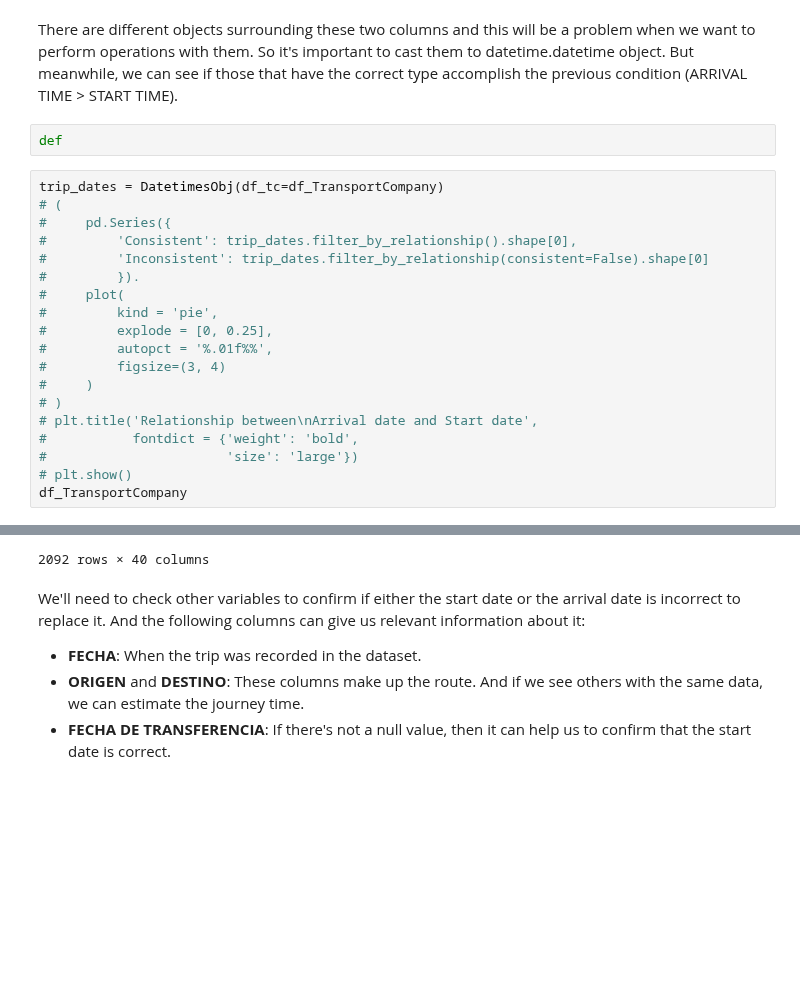
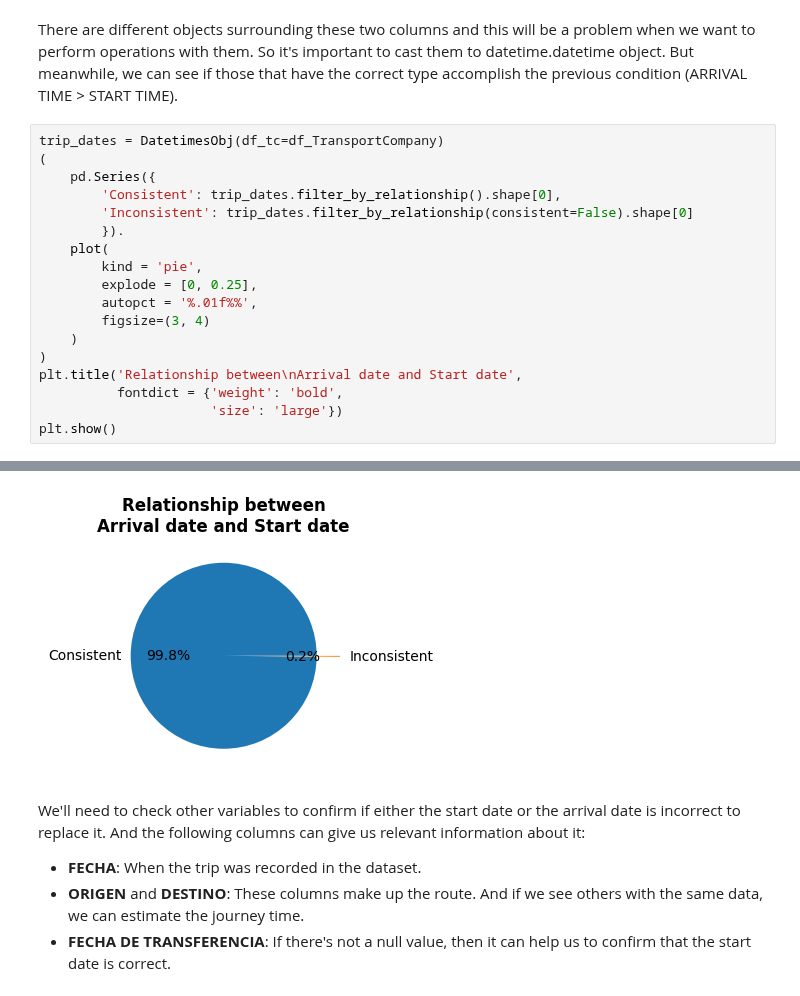
Before and after one commit to CarlosFOL/Transport_Company_Analysis, a Jupyter notebook: notebooks/data_cleaning.ipynb, the cells around one changed output, grey strips where cells are left out. Saved outputs shown, nothing was run; the diff lists cells and outputs as text; blank space fills up the shorter version.

```diff
--- a/notebooks/data_cleaning.ipynb
+++ b/notebooks/data_cleaning.ipynb
@@ -550,24 +549,21 @@ plt.show()
 # %% [markdown]
 There are different objects surrounding these two columns and this will be a problem when we want to perform operations with them. So it's important to cast them to datetime.datetime object. But meanwhile, we can see if those that have the correct type accomplish the previous condition (ARRIVAL TIME >  START TIME).
-# %%
-def
 # %%
 trip_dates = DatetimesObj(df_tc=df_TransportCompany)
-# (
-#     pd.Series({
-#         'Consistent': trip_dates.filter_by_relationship().shape[0],
-#         'Inconsistent': trip_dates.filter_by_relationship(consistent=False).shape[0]
-#         }).
-#     plot(
-#         kind = 'pie',
-#         explode = [0, 0.25],
-#         autopct = '%.01f%%',
-#         figsize=(3, 4)
-#     )
-# )
-# plt.title('Relationship between\nArrival date and Start date',
-#           fontdict = {'weight': 'bold',
-#                       'size': 'large'})
-# plt.show()
-df_TransportCompany
+(
+    pd.Series({
+        'Consistent': trip_dates.filter_by_relationship().shape[0],
+        'Inconsistent': trip_dates.filter_by_relationship(consistent=False).shape[0]
+        }).
+    plot(
+        kind = 'pie',
+        explode = [0, 0.25],
+        autopct = '%.01f%%',
+        figsize=(3, 4)
+    )
+)
+plt.title('Relationship between\nArrival date and Start date',
+          fontdict = {'weight': 'bold',
+                      'size': 'large'})
+plt.show()
 # %% [output]
@@ -586,4 +570,4 @@ df_TransportCompany
-2092 rows × 40 columns
+[figure, added]
 # %% [markdown]
 We'll need to check other variables to confirm if either the start date or the arrival date is incorrect to replace it. And the following columns can give us relevant information about it:
 * **FECHA**: When the trip was recorded in the dataset.
```
Also changed, not shown: parts of 22 cells of this notebook, 7 other files.
